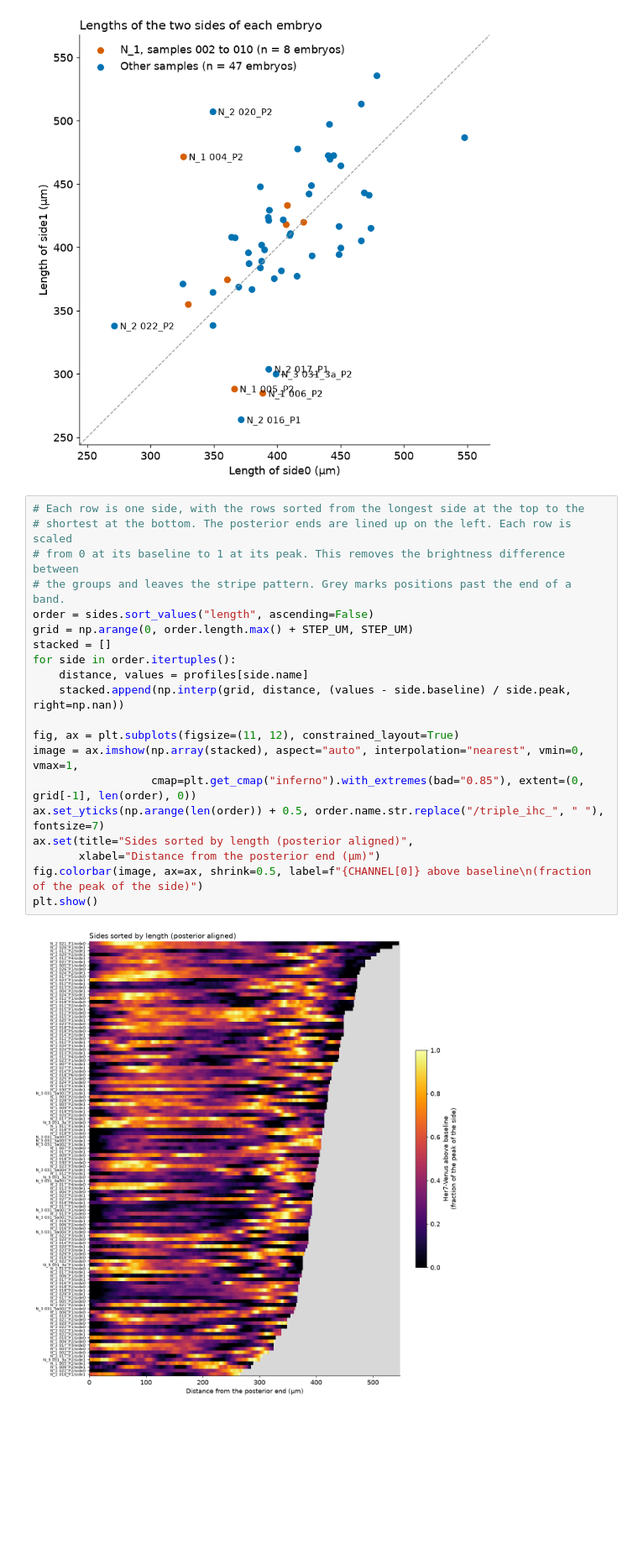
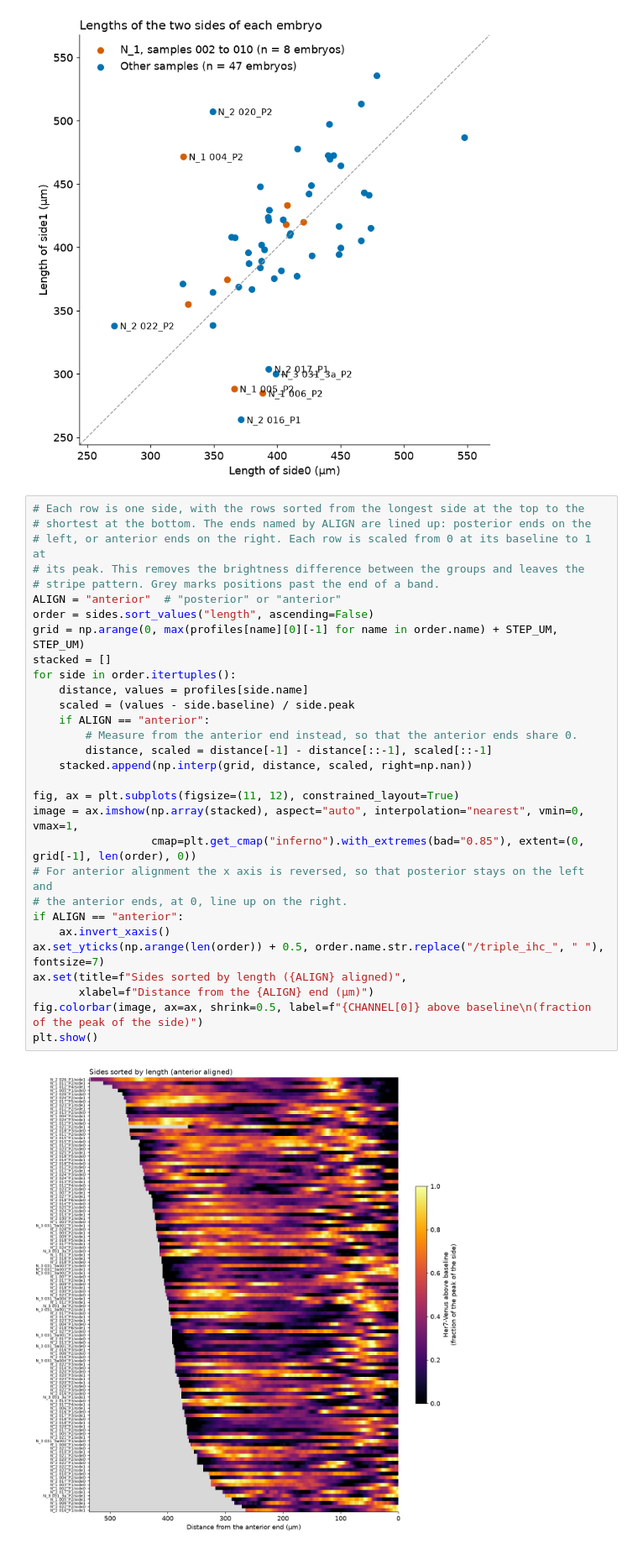
Before and after one commit to AryaDesai/IHC_analysis, a Jupyter notebook: compare_embryos.ipynb, the cells around one changed output. Shown at 84% size. Cells and saved outputs as stored; diff of their text form; blank space fills up the shorter version.

```diff
--- a/compare_embryos.ipynb
+++ b/compare_embryos.ipynb
@@ -216,26 +224,36 @@ plt.show()
 [figure]
 # %%
 # Each row is one side, with the rows sorted from the longest side at the top to the
-# shortest at the bottom. The posterior ends are lined up on the left. Each row is scaled
-# from 0 at its baseline to 1 at its peak. This removes the brightness difference between
-# the groups and leaves the stripe pattern. Grey marks positions past the end of a band.
+# shortest at the bottom. The ends named by ALIGN are lined up: posterior ends on the
+# left, or anterior ends on the right. Each row is scaled from 0 at its baseline to 1 at
+# its peak. This removes the brightness difference between the groups and leaves the
+# stripe pattern. Grey marks positions past the end of a band.
+ALIGN = "anterior"  # "posterior" or "anterior"
 order = sides.sort_values("length", ascending=False)
-grid = np.arange(0, order.length.max() + STEP_UM, STEP_UM)
+grid = np.arange(0, max(profiles[name][0][-1] for name in order.name) + STEP_UM, STEP_UM)
 stacked = []
 for side in order.itertuples():
     distance, values = profiles[side.name]
-    stacked.append(np.interp(grid, distance, (values - side.baseline) / side.peak, right=np.nan))
+    scaled = (values - side.baseline) / side.peak
+    if ALIGN == "anterior":
+        # Measure from the anterior end instead, so that the anterior ends share 0.
+        distance, scaled = distance[-1] - distance[::-1], scaled[::-1]
+    stacked.append(np.interp(grid, distance, scaled, right=np.nan))
 
 fig, ax = plt.subplots(figsize=(11, 12), constrained_layout=True)
 image = ax.imshow(np.array(stacked), aspect="auto", interpolation="nearest", vmin=0, vmax=1,
                   cmap=plt.get_cmap("inferno").with_extremes(bad="0.85"), extent=(0, grid[-1], len(order), 0))
+# For anterior alignment the x axis is reversed, so that posterior stays on the left and
+# the anterior ends, at 0, line up on the right.
+if ALIGN == "anterior":
+    ax.invert_xaxis()
 ax.set_yticks(np.arange(len(order)) + 0.5, order.name.str.replace("/triple_ihc_", " "), fontsize=7)
-ax.set(title="Sides sorted by length (posterior aligned)",
-       xlabel="Distance from the posterior end (µm)")
+ax.set(title=f"Sides sorted by length ({ALIGN} aligned)",
+       xlabel=f"Distance from the {ALIGN} end (µm)")
 fig.colorbar(image, ax=ax, shrink=0.5, label=f"{CHANNEL[0]} above baseline\n(fraction of the peak of the side)")
 plt.show()
 # %% [output]
-[figure, old version]
+[figure, new version]
 # %%
 # Days each sample spent in the tube after IHC and on the slide before imaging. Where the
 # chat gives a range of days, the middle of the range is used.
```
Also changed, not shown: parts of 2 cells of this notebook, 3 other files.
